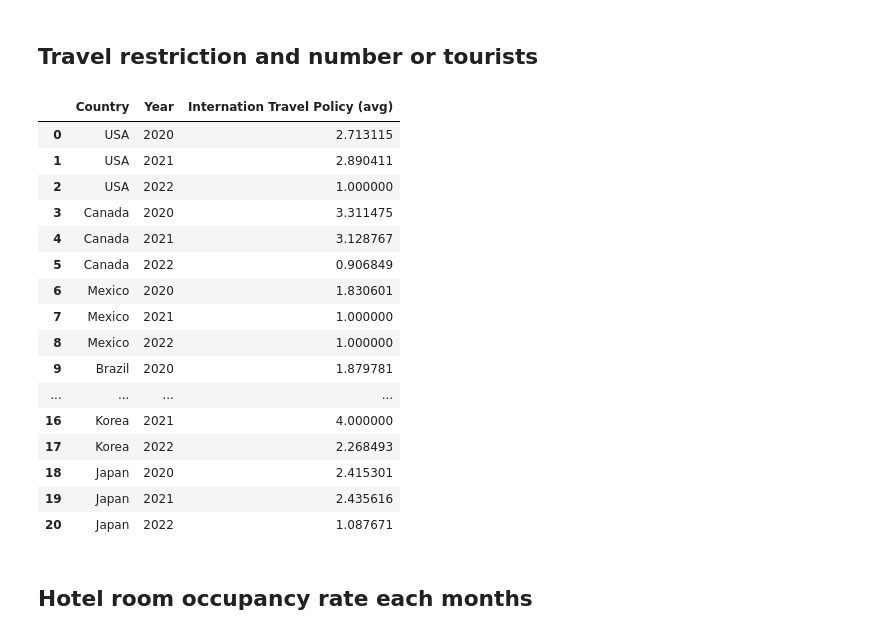
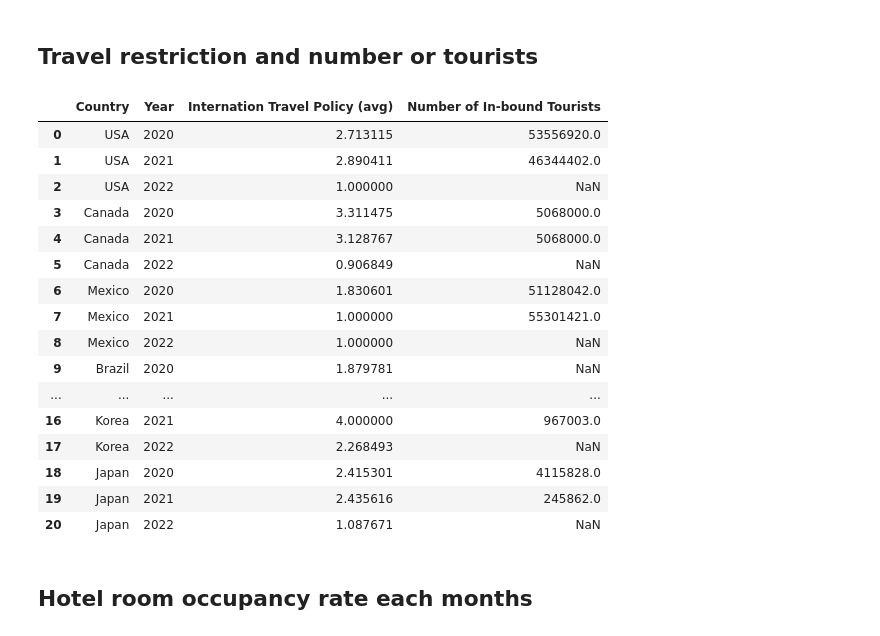
Before and after one commit to GrandChampion/Econ323-Final-project, a Jupyter notebook: main.ipynb, the cells around one changed output. Saved outputs shown, nothing was run; the diff lists cells and outputs as text; code cells hidden in the pictures.

```diff
--- a/main.ipynb
+++ b/main.ipynb
@@ -48,3 +48,4 @@ korea2021Mobility=pd.read_csv("./src/2021 mobility/2021_KR_Region_Mobility_Repor
 mexico2021Mobility=pd.read_csv("./src/2021 mobility/2021_MX_Region_Mobility_Report.csv", low_memory=False)
 us2021Mobility=pd.read_csv("./src/2021 mobility/2021_US_Region_Mobility_Report.csv", low_memory=False)
 unemployment = pd.read_csv("./src/2019 2020 unemployment.csv")
+rawInboundTourism = pd.read_csv("./src/Inbound tourism - OECD.csv")
@@ -213,56 +249,64 @@ china2022ITC = rawInternationalTravelControlData.loc[(
 
 japan2020ITC = rawInternationalTravelControlData.loc[(
     rawInternationalTravelControlData["Entity"] == "Japan")].iloc[:366]["international_travel_controls"].mean()
 japan2021ITC = rawInternationalTravelControlData.loc[(
     rawInternationalTravelControlData["Entity"] == "Japan")].iloc[366:731]["international_travel_controls"].mean()
 japan2022ITC = rawInternationalTravelControlData.loc[(
     rawInternationalTravelControlData["Entity"] == "Japan")].iloc[731:1096]["international_travel_controls"].mean()
 
 korea2020ITC = rawInternationalTravelControlData.loc[(
     rawInternationalTravelControlData["Entity"] == "South Korea")].iloc[:366]["international_travel_controls"].mean()
 korea2021ITC = rawInternationalTravelControlData.loc[(
     rawInternationalTravelControlData["Entity"] == "South Korea")].iloc[366:731]["international_travel_controls"].mean()
 korea2022ITC = rawInternationalTravelControlData.loc[(
     rawInternationalTravelControlData["Entity"] == "South Korea")].iloc[731:1096]["international_travel_controls"].mean()
 
 itpDataFrame = pd.DataFrame({
     "Country": ["USA", "USA", "USA", "Canada", "Canada", "Canada", "Mexico", "Mexico",
                 "Mexico", "Brazil", "Brazil", "Brazil", "China", "China", "China",
                 "Korea", "Korea", "Korea", "Japan", "Japan", "Japan"],
     "Year": [2020, 2021, 2022,
              2020, 2021, 2022,
              2020, 2021, 2022,
              2020, 2021, 2022,
              2020, 2021, 2022,
              2020, 2021, 2022,
              2020, 2021, 2022],
     "Internation Travel Policy (avg)": [us2020ITC, us2021ITC, us2022ITC,
-                                             canada2020ITC, canada2021ITC, canada2022ITC,
-                                             mexico2020ITC, mexico2021ITC, mexico2022ITC,
-                                             brazil2020ITC, brazil2021ITC, brazil2022ITC,
-                                             china2020ITC, china2021ITC, china2022ITC,
-                                             japan2020ITC, japan2021ITC, japan2022ITC,
-                                             korea2020ITC, korea2021ITC, korea2022ITC]
+                                        canada2020ITC, canada2021ITC, canada2022ITC,
+                                        mexico2020ITC, mexico2021ITC, mexico2022ITC,
+                                        brazil2020ITC, brazil2021ITC, brazil2022ITC,
+                                        china2020ITC, china2021ITC, china2022ITC,
+                                        japan2020ITC, japan2021ITC, japan2022ITC,
+                                        korea2020ITC, korea2021ITC, korea2022ITC],
+    "Number of In-bound Tourists": [us2020Tourism, us2021Tourism, None,
+                       canada2020Tourism, canada2020Tourism, None,
+                       mexico2020Tourism, mexico2021Tourism, None,
+                       None, None, None,
+                       None, None, None,
+                       korea2020Tourism, korea2021Tourism, None,
+                       japan2020Tourism, japan2021Tourism, None]
+
 })
 itpDataFrame
 # %% [output]
-|  | Country | Year | Internation Travel Policy (avg) |
-| 0 | USA | 2020 | 2.713115 |
-| 1 | USA | 2021 | 2.890411 |
-| 2 | USA | 2022 | 1.000000 |
-| 3 | Canada | 2020 | 3.311475 |
-| 4 | Canada | 2021 | 3.128767 |
-| 5 | Canada | 2022 | 0.906849 |
-| 6 | Mexico | 2020 | 1.830601 |
-| 7 | Mexico | 2021 | 1.000000 |
-| 8 | Mexico | 2022 | 1.000000 |
-| 9 | Brazil | 2020 | 1.879781 |
-| ... | ... | ... | ... |
-| 16 | Korea | 2021 | 4.000000 |
-| 17 | Korea | 2022 | 2.268493 |
-| 18 | Japan | 2020 | 2.415301 |
-| 19 | Japan | 2021 | 2.435616 |
-| 20 | Japan | 2022 | 1.087671 |
+|  | Country | Year | Internation Travel Policy (avg) | Number of In-bound Tourists |
+| 0 | USA | 2020 | 2.713115 | 53556920.0 |
+| 1 | USA | 2021 | 2.890411 | 46344402.0 |
+| 2 | USA | 2022 | 1.000000 | NaN |
+| 3 | Canada | 2020 | 3.311475 | 5068000.0 |
+| 4 | Canada | 2021 | 3.128767 | 5068000.0 |
+| 5 | Canada | 2022 | 0.906849 | NaN |
+| 6 | Mexico | 2020 | 1.830601 | 51128042.0 |
+| 7 | Mexico | 2021 | 1.000000 | 55301421.0 |
+| 8 | Mexico | 2022 | 1.000000 | NaN |
+| 9 | Brazil | 2020 | 1.879781 | NaN |
+| ... | ... | ... | ... | ... |
+| 16 | Korea | 2021 | 4.000000 | 967003.0 |
+| 17 | Korea | 2022 | 2.268493 | NaN |
+| 18 | Japan | 2020 | 2.415301 | 4115828.0 |
+| 19 | Japan | 2021 | 2.435616 | 245862.0 |
+| 20 | Japan | 2022 | 1.087671 | NaN |
 # %% [markdown]
 ## Hotel room occupancy rate each months
 # %%
```
Also changed, not shown: parts of 2 cells of this notebook, 1 other file.
